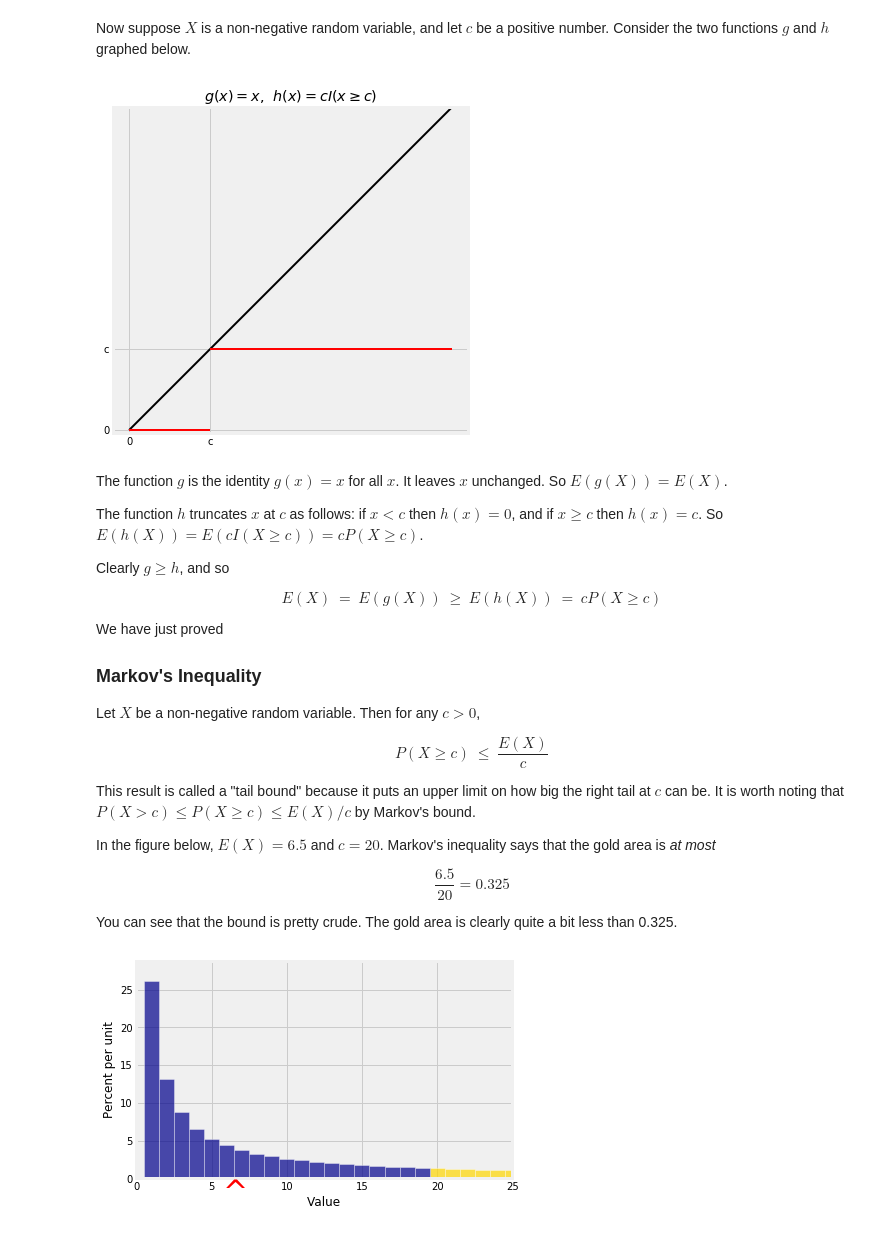
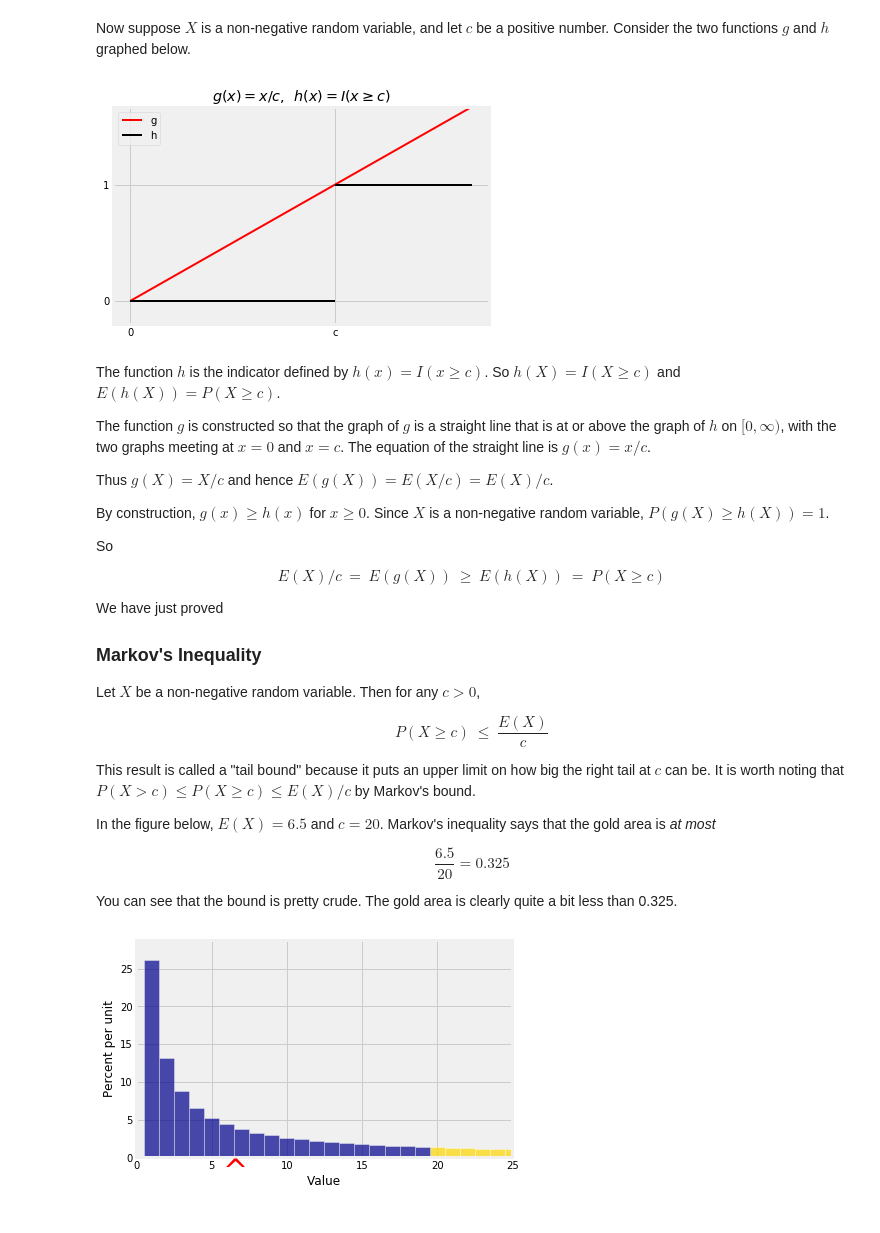
Before and after one commit to prob140/textbook, a Jupyter notebook: notebooks/Chapter_12/03_Bounds.ipynb, the cells around one changed output. Saved outputs shown, nothing was run; the diff lists cells and outputs as text; code cells hidden in the pictures.

Commit message:
Redid graphs in 12.3 Bounds

```diff
--- a/notebooks/Chapter_12/03_Bounds.ipynb
+++ b/notebooks/Chapter_12/03_Bounds.ipynb
@@ -40,26 +38,29 @@ $$
 Now suppose $X$ is a non-negative random variable, and let $c$ be a positive number. Consider the two functions $g$ and $h$ graphed below.
 # %%
 # NO CODE
-plt.figure(figsize=(6,6))
-plt.plot([0, 20], [0, 20], lw=2, color='k')
-plt.plot([0, 5], [0, 0], lw=2, color='r')
-plt.plot([5, 20], [5, 5], lw=2, color='r')
-plt.ylim(-0.2, 20)
-plt.xticks([0, 5], [0, 'c'])
-plt.yticks([0, 5], [0, 'c']);
-plt.axes().set_aspect('equal')
-plt.title('$g(x) = x$,  $h(x)=cI(x \geq c)$');
+plt.plot([0, 5], [0, 5/3], lw=2, color='r', label='g')
+plt.plot([0, 3], [0, 0], lw=2, color='k')
+plt.plot([3, 5], [1, 1], lw=2, color='k', label='h')
+plt.legend()
+plt.ylim(-0.2, 5/3)
+plt.xticks([0, 3], [0, 'c'])
+plt.yticks([0, 1]);
+plt.title('$g(x) = x/c$,  $h(x) = I(x \geq c)$');
 # %% [output]
-[figure, old version]
+[figure, new version]
 # %% [markdown]
-The function $g$ is the identity $g(x) = x$ for all $x$. It leaves $x$ unchanged. So $E(g(X)) = E(X)$.
+The function $h$ is the indicator defined by $h(x) = I(x \ge c)$. So $h(X) = I(X \ge c)$ and $E(h(X)) = P(X \ge c)$.
 
-The function $h$ truncates $x$ at $c$ as follows: if $x < c$ then $h(x) = 0$, and if $x \ge c$ then $h(x) = c$. So $E(h(X)) = E(cI(X \ge c)) = cP(X \ge c)$.
+The function $g$ is constructed so that the graph of $g$ is a straight line that is at or above the graph of $h$ on $[0, \infty)$, with the two graphs meeting at $x = 0$ and $x = c$. The equation of the straight line is $g(x) = x/c$.
 
-Clearly $g \ge h$, and so
+Thus $g(X) = X/c$ and hence $E(g(X)) = E(X/c) = E(X)/c$.
+
+By construction, $g(x) \ge h(x)$ for $x \ge 0$. Since $X$ is a non-negative random variable, $P(g(X) \ge h(X)) = 1$.
+
+So
 
 $$
-E(X) ~ = ~ E(g(X)) ~ \ge ~ E(h(X)) ~ =  ~ cP(X \ge c)
+E(X)/c ~ = ~ E(g(X)) ~ \ge ~ E(h(X)) ~ =  ~ P(X \ge c)
 $$
 
 We have just proved
```
Also changed, not shown: parts of 7 cells of this notebook.
